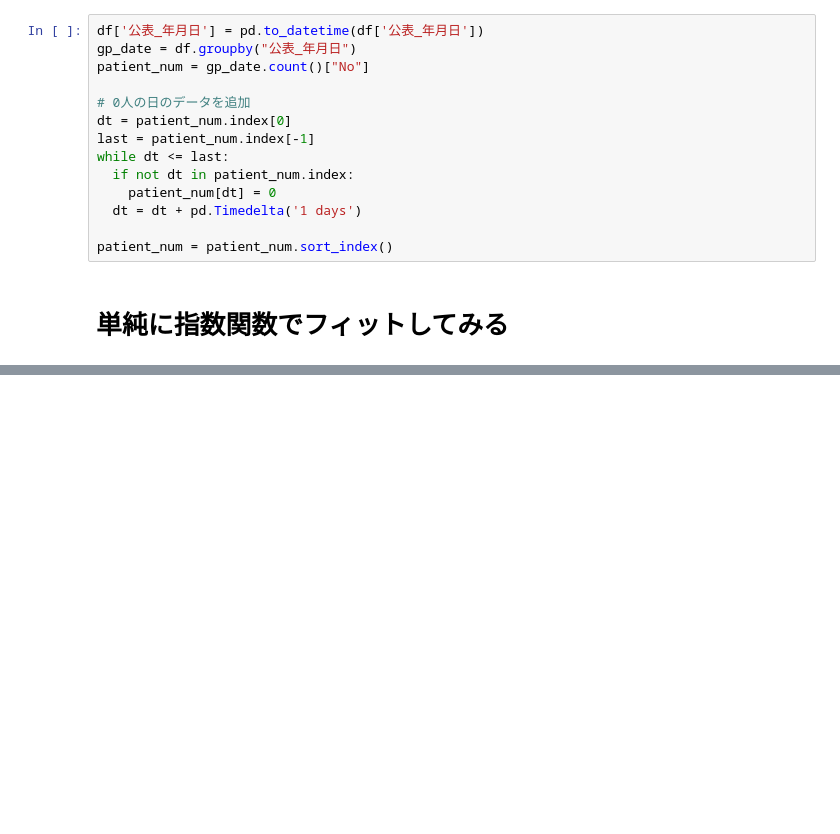
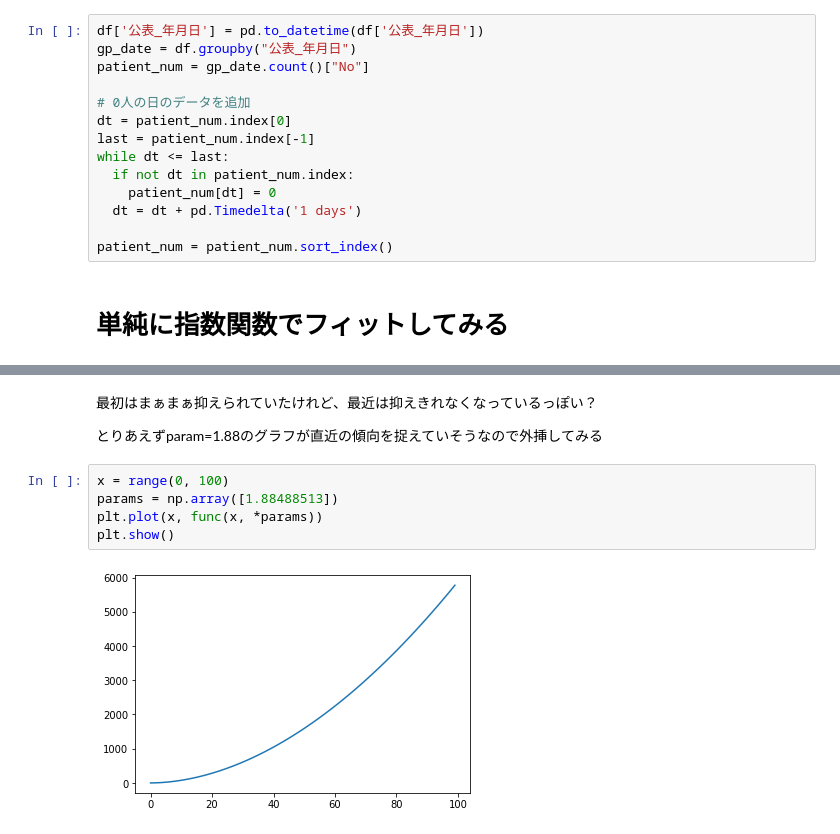
Before and after one commit to adsc3/covid19-tokyo-extrapolation, a Jupyter notebook: covid19_tokyo_extrapolate.ipynb, the cells around one changed output, grey strips where cells are left out. Cells and saved outputs as stored; diff of their text form; blank space fills up the shorter version.

```diff
--- a/covid19_tokyo_extrapolate.ipynb
+++ b/covid19_tokyo_extrapolate.ipynb
@@ -67,0 +68,11 @@ for startDay in range(0, 60, 5):
+# %% [markdown]
+最初はまぁまぁ抑えられていたけれど、最近は抑えきれなくなっているっぽい？
+
+とりあえずparam=1.88のグラフが直近の傾向を捉えていそうなので外挿してみる
+# %%
+x = range(0, 100)
+params = np.array([1.88488513])
+plt.plot(x, func(x, *params))
+plt.show()
+# %% [output]
+[figure, added]
```
Also changed, not shown: parts of 1 cell of this notebook.
